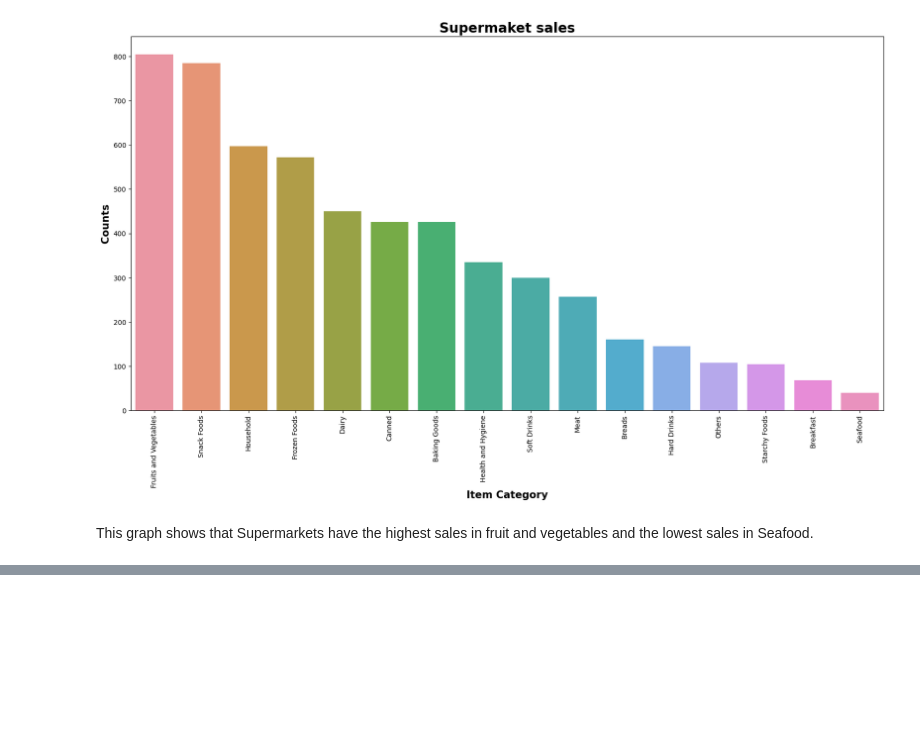
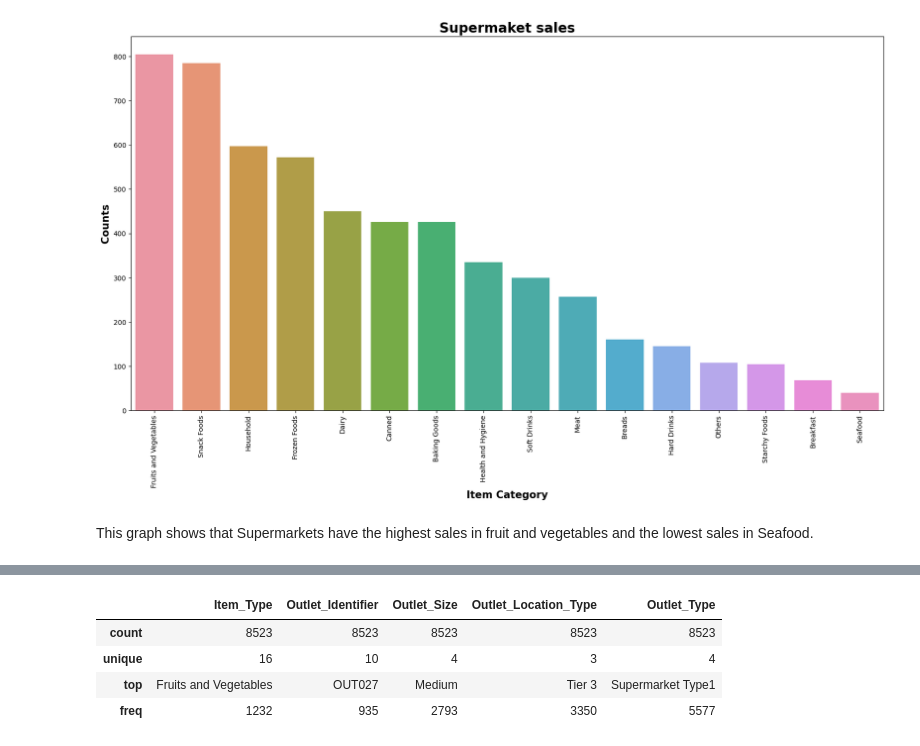
Before and after one commit to Osmayda/Prediction-of-Product-Sales, a Jupyter notebook: Prediction_of_Product_Sales.ipynb, the cells around one changed output, grey strips where cells are left out. Saved outputs shown, nothing was run; the diff lists cells and outputs as text; code cells hidden in the pictures; blank space fills up the shorter version.

```diff
--- a/Prediction_of_Product_Sales.ipynb
+++ b/Prediction_of_Product_Sales.ipynb
@@ -451,0 +555,3 @@ This graph shows that Supermarkets have the highest sales in fruit and vegetable
+# %%
+# Replace the median value of the column
+median_age = original['Item_Weight'].median()
@@ -451,0 +610,9 @@ This graph shows that Supermarkets have the highest sales in fruit and vegetable
+# %%
+# Display descriptive statistics for all columns
+original.describe(include='object')
+# %% [output]
+|  | Item_Type | Outlet_Identifier | Outlet_Size | Outlet_Location_Type | Outlet_Type |
+| count | 8523 | 8523 | 8523 | 8523 | 8523 |
+| unique | 16 | 10 | 4 | 3 | 4 |
+| top | Fruits and Vegetables | OUT027 | Medium | Tier 3 | Supermarket Type1 |
+| freq | 1232 | 935 | 2793 | 3350 | 5577 |
```
Also changed, not shown: parts of 59 cells of this notebook.
